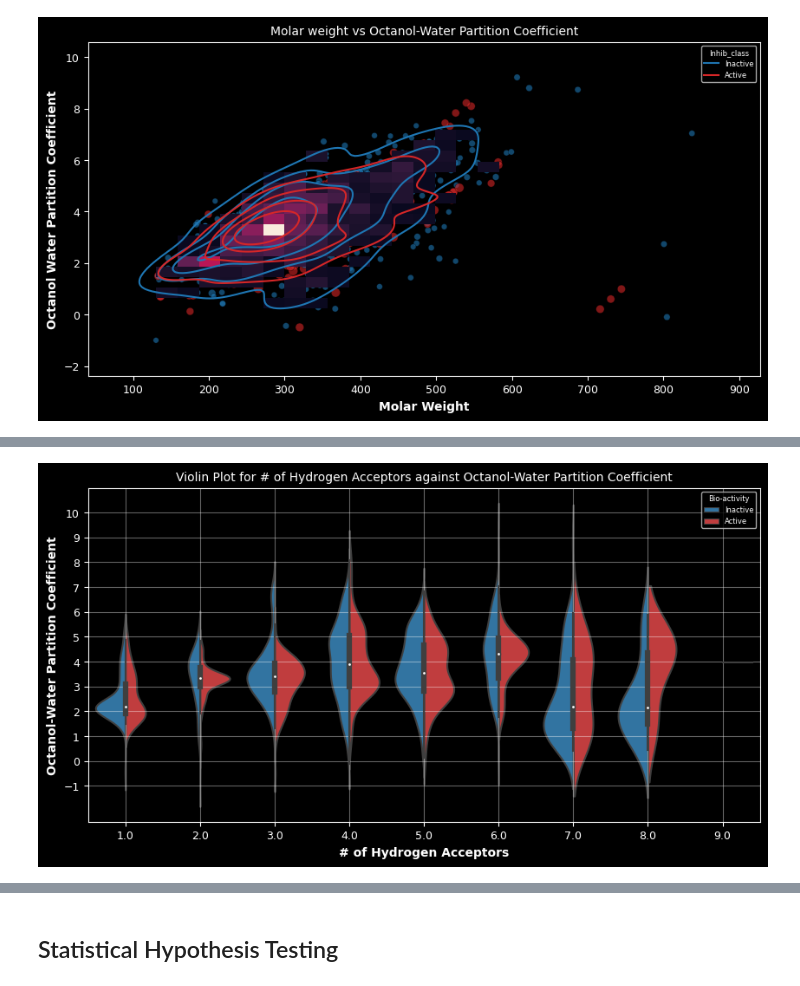
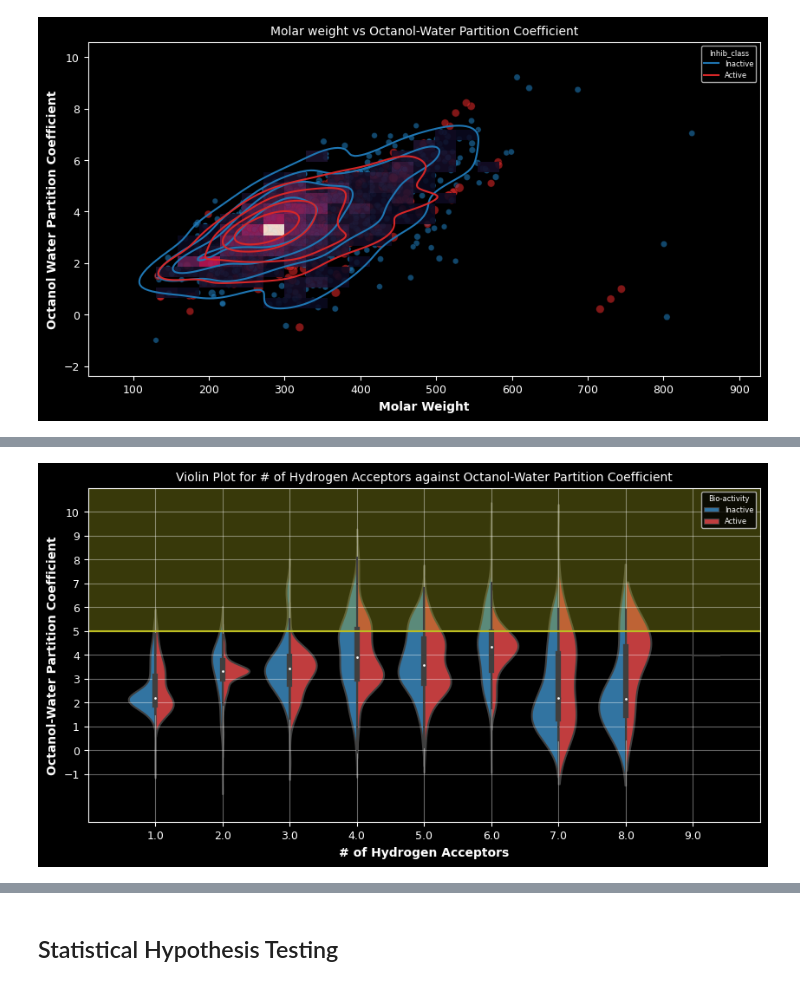
Before and after one commit to Diacod-I/BourneToKill, a Jupyter notebook: BioInfo.ipynb, the cells around one changed output, grey strips where cells are left out. Cells and saved outputs as stored; diff of their text form; code cells hidden in the pictures.

```diff
--- a/BioInfo.ipynb
+++ b/BioInfo.ipynb
@@ -985,15 +1048,19 @@ From the Lipinski Rule of 5, Octanol-Water Partition Coefficient and needs to be
 # %%
 plt.figure(figsize=(10,5))
 sns.violinplot(x='NumHAcceptors',y='LogP',data=binary,size='pIC50',hue='Inhib_class',edgecolor='k',palette=["tab:blue","tab:red"],split=True)
 plt.xlabel('# of Hydrogen Acceptors',fontsize=10,fontweight='bold'),plt.ylabel('Octanol-Water Partition Coefficient',fontsize=10,fontweight='bold')
 plt.tick_params(labelsize=9)
 plt.legend(title="Bio-activity")
 plt.yticks(np.arange(-1,11,1))
 plt.grid(alpha=0.4)
+plt.axhline(y=5, color='tab:olive', linestyle='-')
+plt.xlim(-1,9)
+plt.ylim(-3,11)
+plt.fill_between(x=[min(np.array(binary['NumHDonors']))-1,10],y1=11,y2=5 ,color='tab:olive', alpha=.3)
 plt.title('Violin Plot for # of Hydrogen Acceptors against Octanol-Water Partition Coefficient',fontsize=10)
 plt.show()
 # %% [output]
-[figure, old version]
+[figure, new version]
 # %%
 plt.figure(figsize=(10,5))
 sns.violinplot(x='NumHDonors',y='LogP',data=binary,size='pIC50',hue='Inhib_class',edgecolor='k',palette=["tab:blue","tab:red"],split=True)
```
Also changed, not shown: parts of 21 cells of this notebook.
